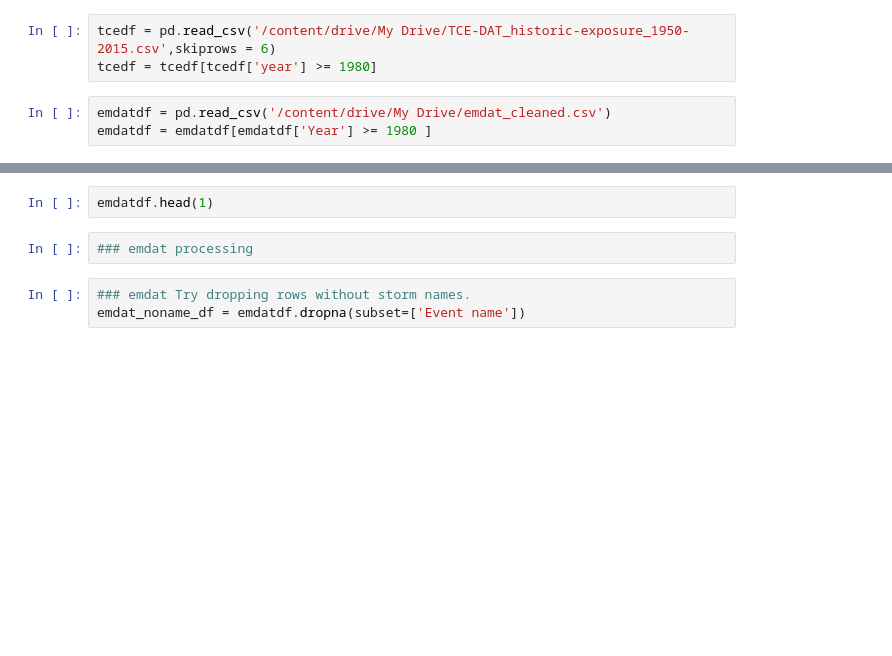
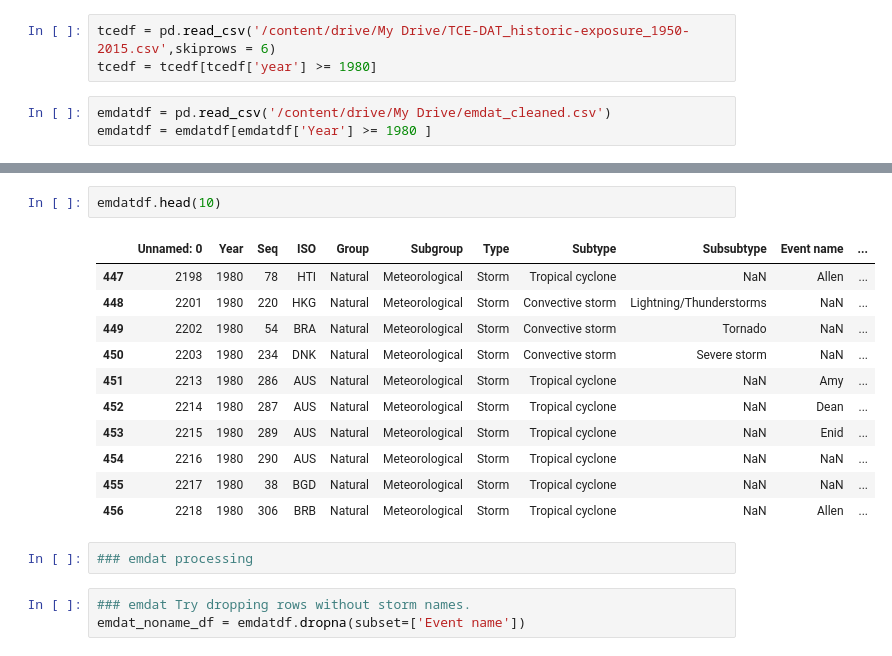
Before and after one commit to OmdenaAI/wfpdisrel, a Jupyter notebook: #task2-Data Wrangling/emdat_tcedat_merge.ipynb, the cells around one changed output, grey strips where cells are left out. Cells and saved outputs as stored; diff of their text form; blank space fills up the shorter version.

```diff
--- a/#task2-Data Wrangling/emdat_tcedat_merge.ipynb
+++ b/#task2-Data Wrangling/emdat_tcedat_merge.ipynb
@@ -20,5 +44,17 @@ tcedf.head(1)
 # %%
-emdatdf.head(1)
+emdatdf.head(10)
+# %% [output]
+|  | Unnamed: 0 | Year | Seq | ISO | Group | Subgroup | Type | Subtype | Subsubtype | Event name | ... |
+| 447 | 2198 | 1980 | 78 | HTI | Natural | Meteorological | Storm | Tropical cyclone | NaN | Allen | ... |
+| 448 | 2201 | 1980 | 220 | HKG | Natural | Meteorological | Storm | Convective storm | Lightning/Thunderstorms | NaN | ... |
+| 449 | 2202 | 1980 | 54 | BRA | Natural | Meteorological | Storm | Convective storm | Tornado | NaN | ... |
+| 450 | 2203 | 1980 | 234 | DNK | Natural | Meteorological | Storm | Convective storm | Severe storm | NaN | ... |
+| 451 | 2213 | 1980 | 286 | AUS | Natural | Meteorological | Storm | Tropical cyclone | NaN | Amy | ... |
+| 452 | 2214 | 1980 | 287 | AUS | Natural | Meteorological | Storm | Tropical cyclone | NaN | Dean | ... |
+| 453 | 2215 | 1980 | 289 | AUS | Natural | Meteorological | Storm | Tropical cyclone | NaN | Enid | ... |
+| 454 | 2216 | 1980 | 290 | AUS | Natural | Meteorological | Storm | Tropical cyclone | NaN | NaN | ... |
+| 455 | 2217 | 1980 | 38 | BGD | Natural | Meteorological | Storm | Tropical cyclone | NaN | NaN | ... |
+| 456 | 2218 | 1980 | 306 | BRB | Natural | Meteorological | Storm | Tropical cyclone | NaN | Allen | ... |
 # %%
 ### emdat processing
 # %%
```
Also changed, not shown: parts of 42 cells of this notebook.
